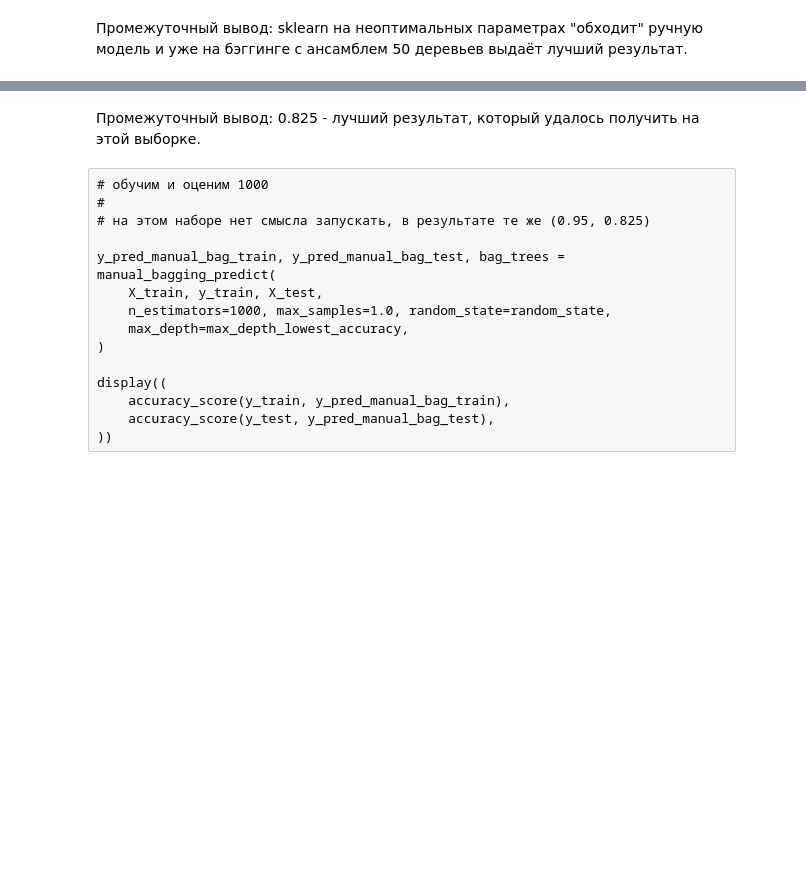
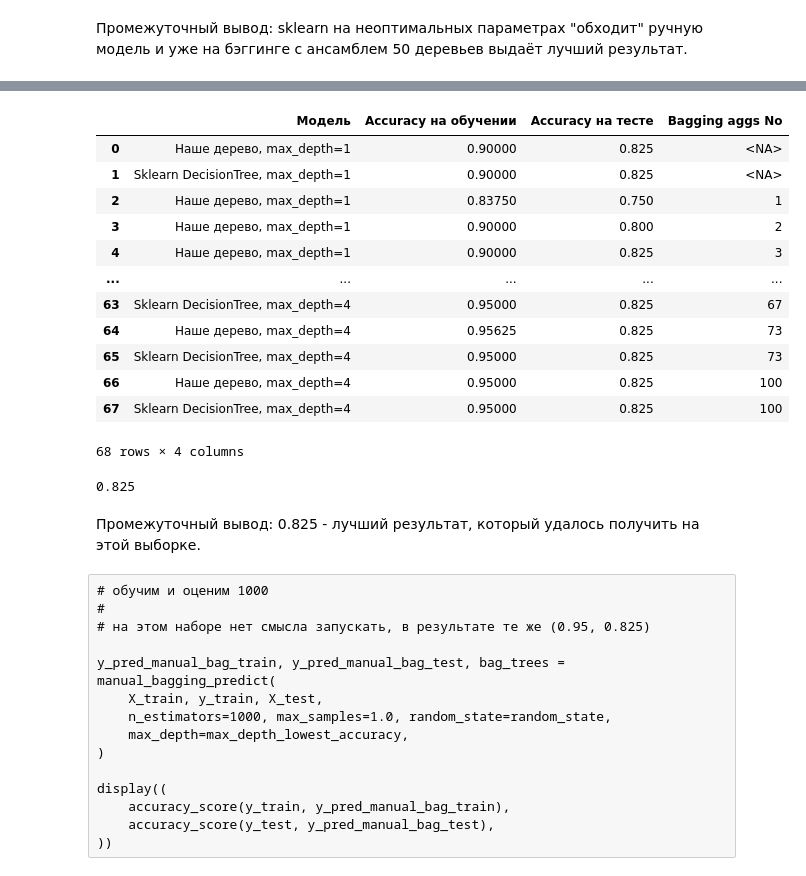
Before and after one commit to iTonyJah/DataScience, a Jupyter notebook: Edu/a-math/a-math_final_project.ipynb, the cells around one changed output, grey strips where cells are left out. Saved outputs shown, nothing was run; the diff lists cells and outputs as text; code cells hidden in the pictures; blank space fills up the shorter version.

```diff
--- a/Edu/a-math/a-math_final_project.ipynb
+++ b/Edu/a-math/a-math_final_project.ipynb
@@ -488,10 +450,0 @@ for i in range(1, 20):
-# %%
-# обучим и оценим 50
-y_pred_manual_bag_train, y_pred_manual_bag_test, bag_trees = manual_bagging_predict(
-    X_train, y_train, X_test,
-    n_estimators=50, max_samples=1.0, random_state=random_state,
-    max_depth=1,
-)
-display(
-(accuracy_score(y_train, y_pred_manual_bag_train), accuracy_score(y_test, y_pred_manual_bag_test))
-)
@@ -617,7 +597,12 @@ display((
 (0.94375, 0.75)
 # %%
 # бэггинг для первых 20
-for i in range(1, 20):
+
+aggs_list = list(range(1, 20))
+aggs_list.extend([37, 50, 67, 73, 100][:])
+
+
+for i in aggs_list:
     y_pred_manual_bag_train, y_pred_manual_bag_test, bag_trees = manual_bagging_predict(
         X_train, y_train, X_test,
         n_estimators=i, max_samples=1.0, random_state=random_state,
@@ -645,5 +630,26 @@ for i in range(1, 20):
         accuracy_score(y_test, y_pred_manual_bag_test),
         accuracy_score(y_train, y_clf_bagging_pred_train),
         accuracy_score(y_test, y_clf_bagging_pred_test),
+        i,
     ))
+
+    # Создание новой строки таблицы с результатами
+    new_row = pd.DataFrame({
+        'Модель': [
+            'Наше дерево, max_depth=' + str(max_depth_lowest_accuracy),
+            'Sklearn DecisionTree, max_depth=' + str(max_depth_lowest_accuracy)
+        ],
+        'Accuracy на обучении': [
+            accuracy_score(y_train, y_pred_manual_bag_train),
+            accuracy_score(y_train, y_clf_bagging_pred_train),
+        ],
+        'Accuracy на тесте': [
+            accuracy_score(y_test, y_pred_manual_bag_test),
+            accuracy_score(y_test, y_clf_bagging_pred_test),
+        ],
+        'Bagging aggs No': [i, i],
+    })
+
+    # Объединение
+    results_df = pd.concat([results_df, new_row], ignore_index=True)
 # %% [output]
@@ -751,3 +671,22 @@ display((
+# %%
+results_df['Bagging aggs No'] = results_df['Bagging aggs No'].astype('Int64') # Преобразует в nullable integer (Int64)
+display(results_df)
+results_df['Accuracy на тесте'].max()
+# %% [output]
+|  | Модель | Accuracy на обучении | Accuracy на тесте | Bagging aggs No |
+| 0 | Наше дерево, max_depth=1 | 0.90000 | 0.825 | <NA> |
+| 1 | Sklearn DecisionTree, max_depth=1 | 0.90000 | 0.825 | <NA> |
+| 2 | Наше дерево, max_depth=1 | 0.83750 | 0.750 | 1 |
+| 3 | Наше дерево, max_depth=1 | 0.90000 | 0.800 | 2 |
+| 4 | Наше дерево, max_depth=1 | 0.90000 | 0.825 | 3 |
+| ... | ... | ... | ... | ... |
+| 63 | Sklearn DecisionTree, max_depth=4 | 0.95000 | 0.825 | 67 |
+| 64 | Наше дерево, max_depth=4 | 0.95625 | 0.825 | 73 |
+| 65 | Sklearn DecisionTree, max_depth=4 | 0.95000 | 0.825 | 73 |
+| 66 | Наше дерево, max_depth=4 | 0.95000 | 0.825 | 100 |
+| 67 | Sklearn DecisionTree, max_depth=4 | 0.95000 | 0.825 | 100 |
+68 rows × 4 columns
+0.825
 # %% [markdown]
 Промежуточный вывод: 0.825 - лучший результат, который удалось получить на этой выборке.
 # %% [raw]
```
Also changed, not shown: parts of 21 cells of this notebook.
